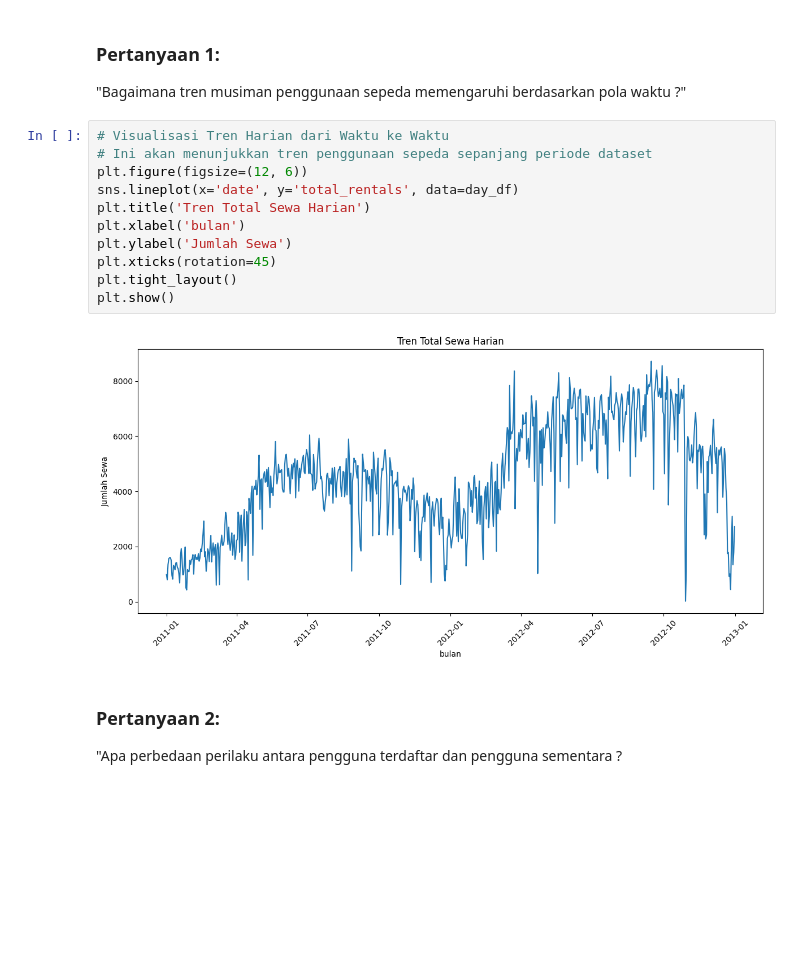
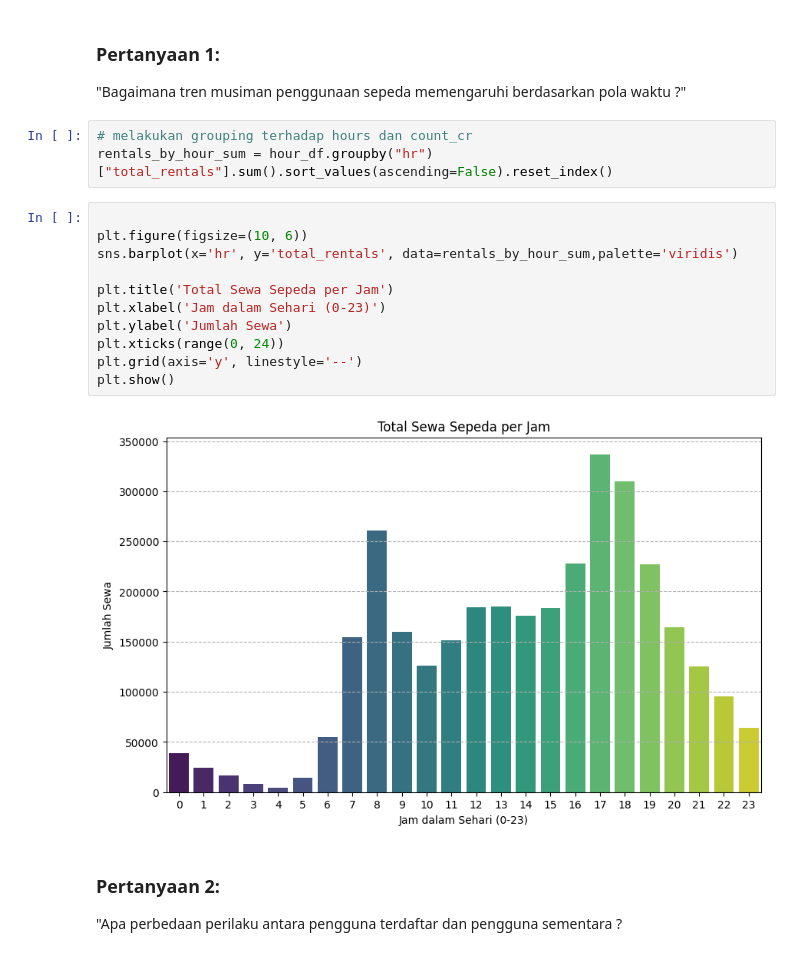
Before and after one commit to Mutasar/sewa-sepeda, a Jupyter notebook: Proyek_Analisis_Data.ipynb, the cells around one changed output. Saved outputs shown, nothing was run; the diff lists cells and outputs as text; blank space fills up the shorter version.

```diff
--- a/Proyek_Analisis_Data.ipynb
+++ b/Proyek_Analisis_Data.ipynb
@@ -569,19 +646,22 @@ freq      188   366    62      463
 ### Pertanyaan 1:
 
 "Bagaimana tren musiman penggunaan sepeda memengaruhi berdasarkan pola waktu ?"
+# %%
+# melakukan grouping terhadap hours dan count_cr
+rentals_by_hour_sum = hour_df.groupby("hr")["total_rentals"].sum().sort_values(ascending=False).reset_index()
 # %%
-# Visualisasi Tren Harian dari Waktu ke Waktu
-# Ini akan menunjukkan tren penggunaan sepeda sepanjang periode dataset
-plt.figure(figsize=(12, 6))
-sns.lineplot(x='date', y='total_rentals', data=day_df)
-plt.title('Tren Total Sewa Harian')
-plt.xlabel('bulan')
+
+plt.figure(figsize=(10, 6))
+sns.barplot(x='hr', y='total_rentals', data=rentals_by_hour_sum,palette='viridis')
+
+plt.title('Total Sewa Sepeda per Jam')
+plt.xlabel('Jam dalam Sehari (0-23)')
 plt.ylabel('Jumlah Sewa')
-plt.xticks(rotation=45)
-plt.tight_layout()
+plt.xticks(range(0, 24))
+plt.grid(axis='y', linestyle='--')
 plt.show()
 # %% [output]
-[figure, old version]
+[figure, new version]
 # %% [markdown]
 ### Pertanyaan 2:
 
```
Also changed, not shown: parts of 9 cells of this notebook.
